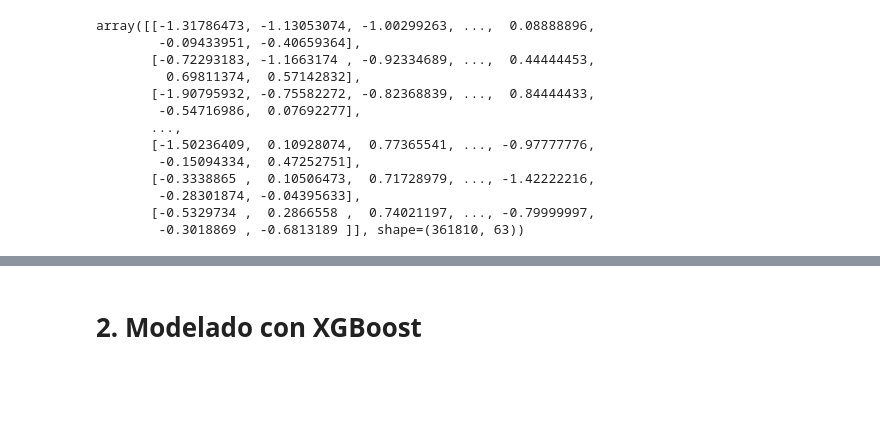
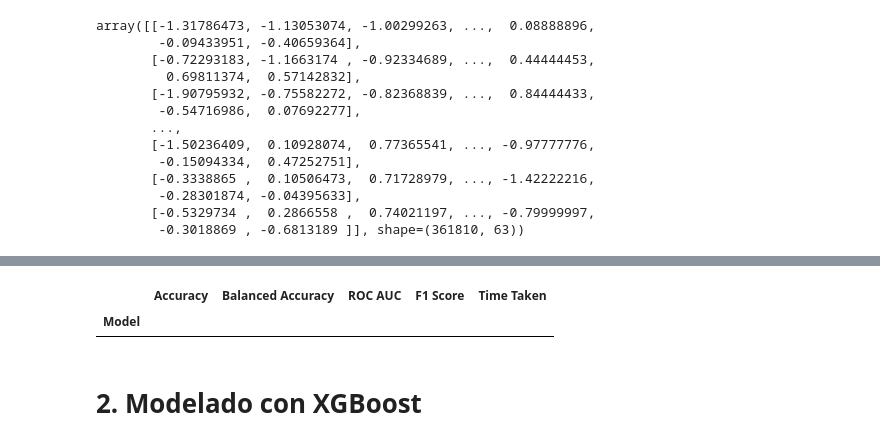
Before and after one commit to johnma96/thesis, a Jupyter notebook: notebooks/303-jmmz-ml-binary-modeling.ipynb, the cells around one changed output, grey strips where cells are left out. Saved outputs shown, nothing was run; the diff lists cells and outputs as text; code cells hidden in the pictures; blank space fills up the shorter version.

```diff
--- a/notebooks/303-jmmz-ml-binary-modeling.ipynb
+++ b/notebooks/303-jmmz-ml-binary-modeling.ipynb
@@ -917,0 +1113,24 @@ array([[-1.31786473, -1.13053074, -1.00299263, ...,  0.08888896,
+# %%
+from lazypredict.Supervised import LazyClassifier
+from sklearn.linear_model import LogisticRegression
+from sklearn.neighbors import KNeighborsClassifier
+from sklearn.ensemble import RandomForestClassifier
+from xgboost import XGBClassifier
+from lightgbm import LGBMClassifier
+
+classifiers = [
+    ('LogisticRegression', LogisticRegression),
+    ('KNeighborsClassifier', KNeighborsClassifier),
+    ('RandomForestClassifier', RandomForestClassifier),
+    ('XGBClassifier', XGBClassifier),
+    ('LGBMClassifier', LGBMClassifier)
+]
+
+clf = LazyClassifier(
+    ignore_warnings=True,
+    classifiers=classifiers,
+    verbose=0
+)
+
+models, predictions = clf.fit(X_train_scaled, X_test_scaled, y_train, y_test)
+print(models)
@@ -918,3 +1148,8 @@ array([[-1.31786473, -1.13053074, -1.00299263, ...,  0.08888896,
+# %%
+models
+# %% [output]
+|  | Accuracy | Balanced Accuracy | ROC AUC | F1 Score | Time Taken |
+| Model |  |  |  |  |  |
 # %% [markdown]
 # 2. Modelado con XGBoost
 # %% [markdown]
```
Also changed, not shown: parts of 35 cells of this notebook, 3 other files.
